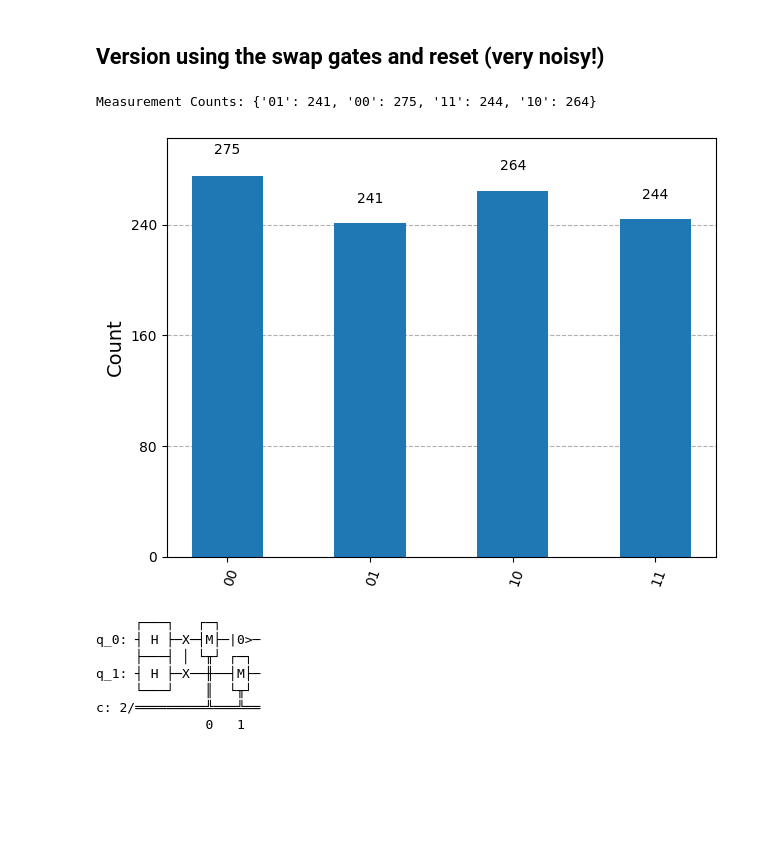
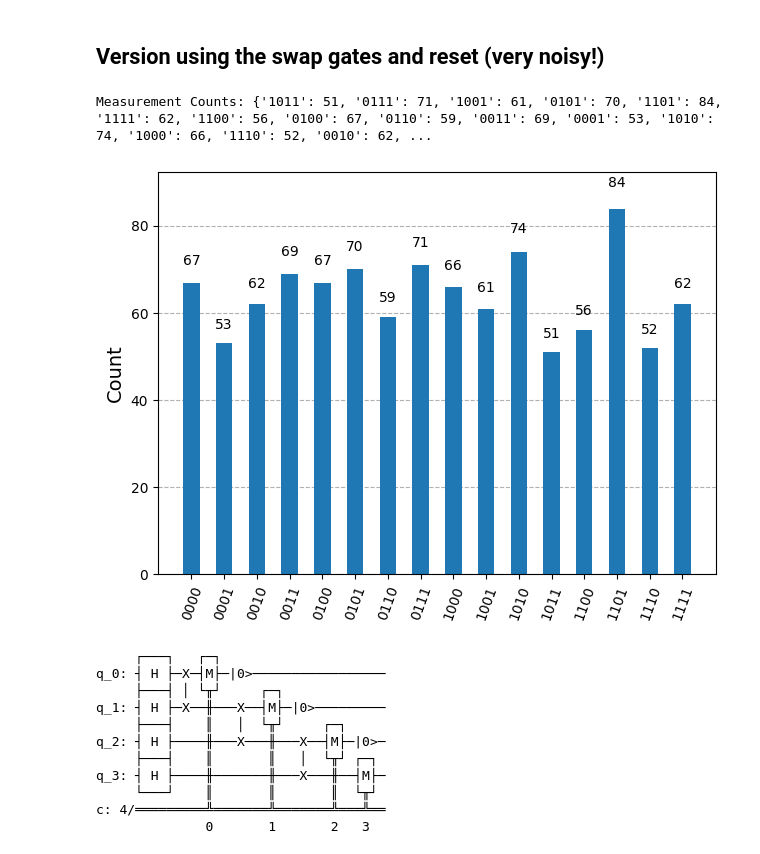
Before and after one commit to kammitama5/quantum-monte-carlo, a Jupyter notebook: Quantum-Galton-Box_pegs_and_levels.ipynb, the cells around one changed output. Drawn from its saved outputs; the diff is of its cells as text; code cells hidden in the pictures; blank space fills up the shorter version.

```diff
--- a/Quantum-Galton-Box_pegs_and_levels.ipynb
+++ b/Quantum-Galton-Box_pegs_and_levels.ipynb
@@ -150,8 +181,8 @@ import matplotlib.pyplot as plt
 n_levels_and_pegs = 8
 
 # we need the ClassicalRegister for our swap
-qr = QuantumRegister(n, 'q')
-cr = ClassicalRegister(n, 'c')
+qr = QuantumRegister(n_levels_and_pegs, 'q')
+cr = ClassicalRegister(n_levels_and_pegs, 'c')
 qc3 = QuantumCircuit(qr, cr)
 
 # We use the usual hadamard to simulate our pegs, but this time,
@@ -166,6 +197,19 @@ qc3.measure(qr, cr)
 ## we measure after to get our distribution
 # here we are counting in the bitstring the number of 1s
 # this gives us a pretty good count of our distribution ie. binomial
+simulator = Aer.get_backend('qasm_simulator')
+
+# Transpile the circuit for the simulator
+compiled_circuit = transpile(qc3, simulator)
+
+# Execute the circuit and get the results
+job = simulator.run(compiled_circuit, shots=1024)
+result = job.result()
+
+# Get the measurement outcomes
+counts = result.get_counts(qc3)
+
+print("Measurement Counts:", counts)
 bin_counts = {}
 for bitstring, count in counts.items():
     num_ones = bitstring.count('1')
@@ -194,7 +251,7 @@ Measure Results:
 ## Version using the swap gates and reset (very noisy!)
 # %%
 # Number of levels (rows of pegs) in the Galton box
-num_levels = 8
+n_levels = 4
 
 # Number of qubits required (num_levels for position + 1 for ancilla)
 num_qubits = 8
@@ -219,42 +276,46 @@ for i in range(1, n_levels):
     # we use the SWAP here. Instead of a single swap i.e. qc1.cswap(0, 1, 2)
     # since we now have a for loop, we swap the previous level's choice
     # i.e. qr[i-1] to decide whether the current level qr[i] should swap
     # for the rhs bin
     # we then do a measure
     qc4.swap(qr[i-1], qr[i])
 
     # then we do a RESET. We need to measure before resetting or the histogram
     # only measures the last result i.e. 1 value
     qc4.measure(qr[i-1], cr[i-1])
     qc4.reset(qr[i-1])
 
 qc4.measure(qr[n_levels -1], cr[n_levels - 1])
 
 simulator = Aer.get_backend('qasm_simulator')
 
 # Transpile the circuit for the simulator
 compiled_circuit = transpile(qc4, simulator)
 
 # Execute the circuit and get the results
 job = simulator.run(compiled_circuit, shots=1024)
 result = job.result()
 
 # Get the measurement outcomes
 counts = result.get_counts(qc4)
 print("Measurement Counts:", counts)
 
 # Plot the results as a histogram
 plot_histogram(counts)
 # %% [output]
-Measurement Counts: {'01': 241, '00': 275, '11': 244, '10': 264}
+Measurement Counts: {'1011': 51, '0111': 71, '1001': 61, '0101': 70, '1101': 84, '1111': 62, '1100': 56, '0100': 67, '0110': 59, '0011': 69, '0001': 53, '1010': 74, '1000': 66, '1110': 52, '0010': 62, ...
-[figure, old version]
+[figure, new version]
 # %%
 qc4.draw()
 # %% [output]
      ┌───┐   ┌─┐
-q_0: ┤ H ├─X─┤M├─|0>─
-     ├───┤ │ └╥┘ ┌─┐
-q_1: ┤ H ├─X──╫──┤M├─
-     └───┘    ║  └╥┘
-c: 2/═════════╩═══╩══
-              0   1
+q_0: ┤ H ├─X─┤M├─|0>─────────────────
+     ├───┤ │ └╥┘     ┌─┐
+q_1: ┤ H ├─X──╫───X──┤M├─|0>─────────
+     ├───┤    ║   │  └╥┘     ┌─┐
+q_2: ┤ H ├────╫───X───╫───X──┤M├─|0>─
+     ├───┤    ║       ║   │  └╥┘ ┌─┐
+q_3: ┤ H ├────╫───────╫───X───╫──┤M├─
+     └───┘    ║       ║       ║  └╥┘
+c: 4/═════════╩═══════╩═══════╩═══╩══
+              0       1       2   3
```
Also changed, not shown: parts of 8 cells of this notebook.
